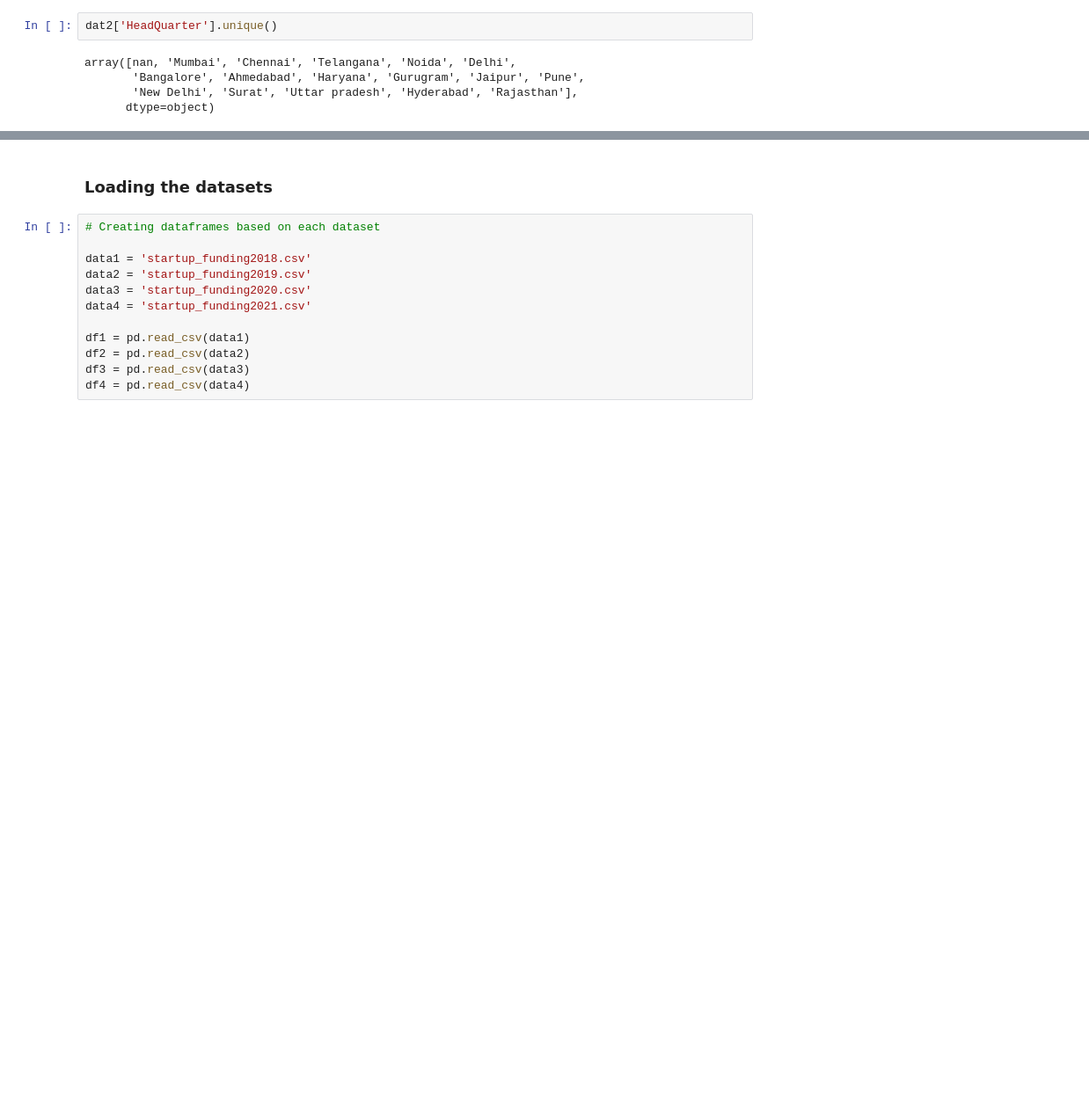
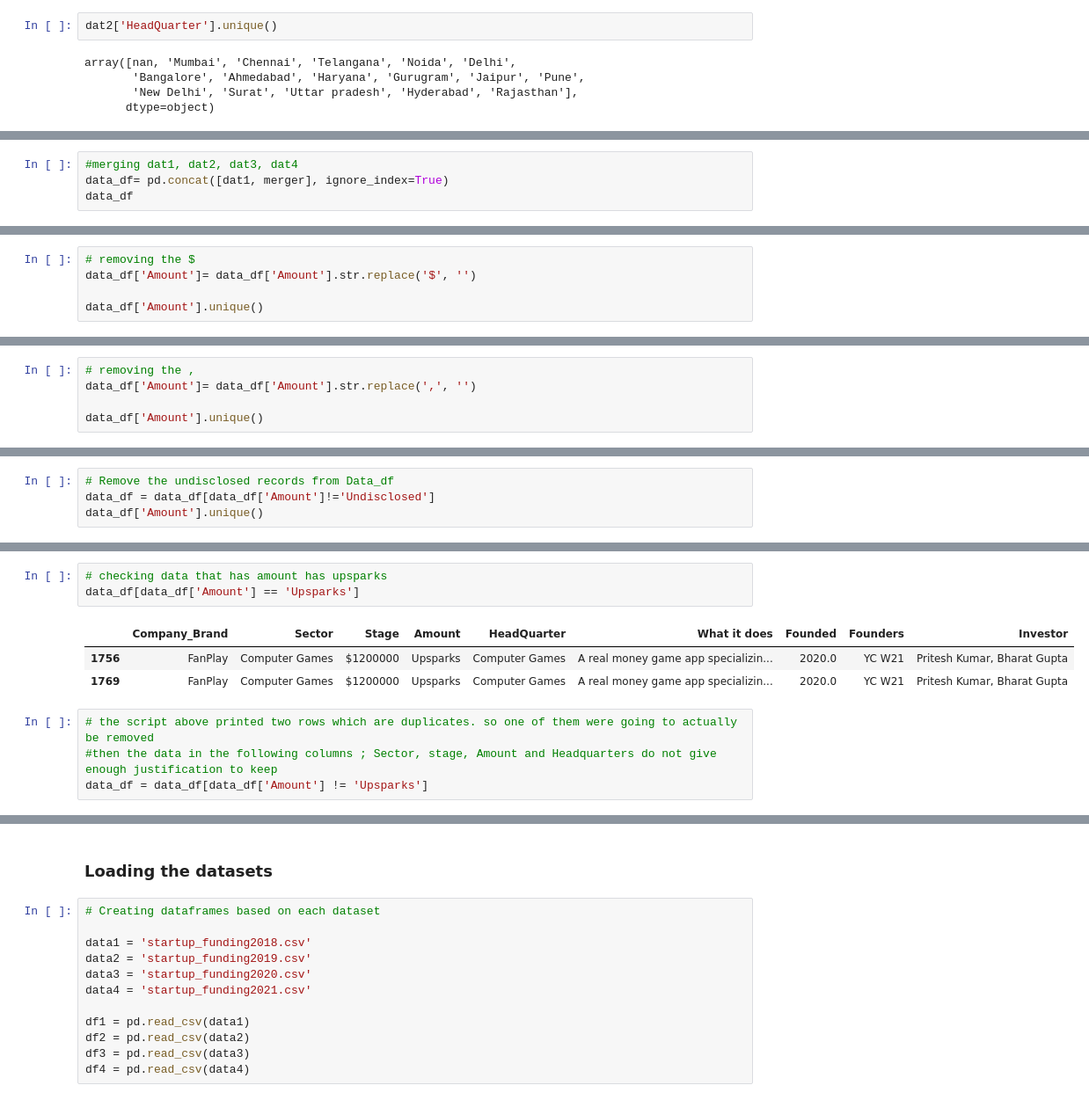
Before and after one commit to parockson/analysis-into-indian-startup-ecosystem, a Jupyter notebook: indian_start_up_funding_ecosystem.ipynb, the cells around one changed output, grey strips where cells are left out. Shown: that part at 88% size. Cells and saved outputs as stored; diff of their text form; blank space fills up the shorter version.

Commit message:
clean data

```diff
--- a/indian_start_up_funding_ecosystem.ipynb
+++ b/indian_start_up_funding_ecosystem.ipynb
@@ -505,0 +529,4 @@ merged_table.head(3)
+# %%
+#merging dat1, dat2, dat3, dat4
+data_df= pd.concat([dat1, merger], ignore_index=True)
+data_df
@@ -505,0 +586,5 @@ merged_table.head(3)
+# %%
+# removing the $
+data_df['Amount']= data_df['Amount'].str.replace('$', '')
+
+data_df['Amount'].unique()
@@ -505,0 +609,5 @@ merged_table.head(3)
+# %%
+# removing the ,
+data_df['Amount']= data_df['Amount'].str.replace(',', '')
+
+data_df['Amount'].unique()
@@ -505,0 +669,4 @@ merged_table.head(3)
+# %%
+# Remove the undisclosed records from Data_df
+data_df = data_df[data_df['Amount']!='Undisclosed']
+data_df['Amount'].unique()
@@ -505,0 +691,11 @@ merged_table.head(3)
+# %%
+# checking data that has amount has upsparks
+data_df[data_df['Amount'] == 'Upsparks']
+# %% [output]
+|  | Company_Brand | Sector | Stage | Amount | HeadQuarter | What it does | Founded | Founders | Investor |
+| 1756 | FanPlay | Computer Games | $1200000 | Upsparks | Computer Games | A real money game app specializin... | 2020.0 | YC W21 | Pritesh Kumar, Bharat Gupta |
+| 1769 | FanPlay | Computer Games | $1200000 | Upsparks | Computer Games | A real money game app specializin... | 2020.0 | YC W21 | Pritesh Kumar, Bharat Gupta |
+# %%
+# the script above printed two rows which are duplicates. so one of them were going to actually be removed
+#then the data in the following columns ; Sector, stage, Amount and Headquarters do not give enough justification to keep
+data_df = data_df[data_df['Amount'] != 'Upsparks']
```
Also changed, not shown: parts of 43 cells of this notebook.
